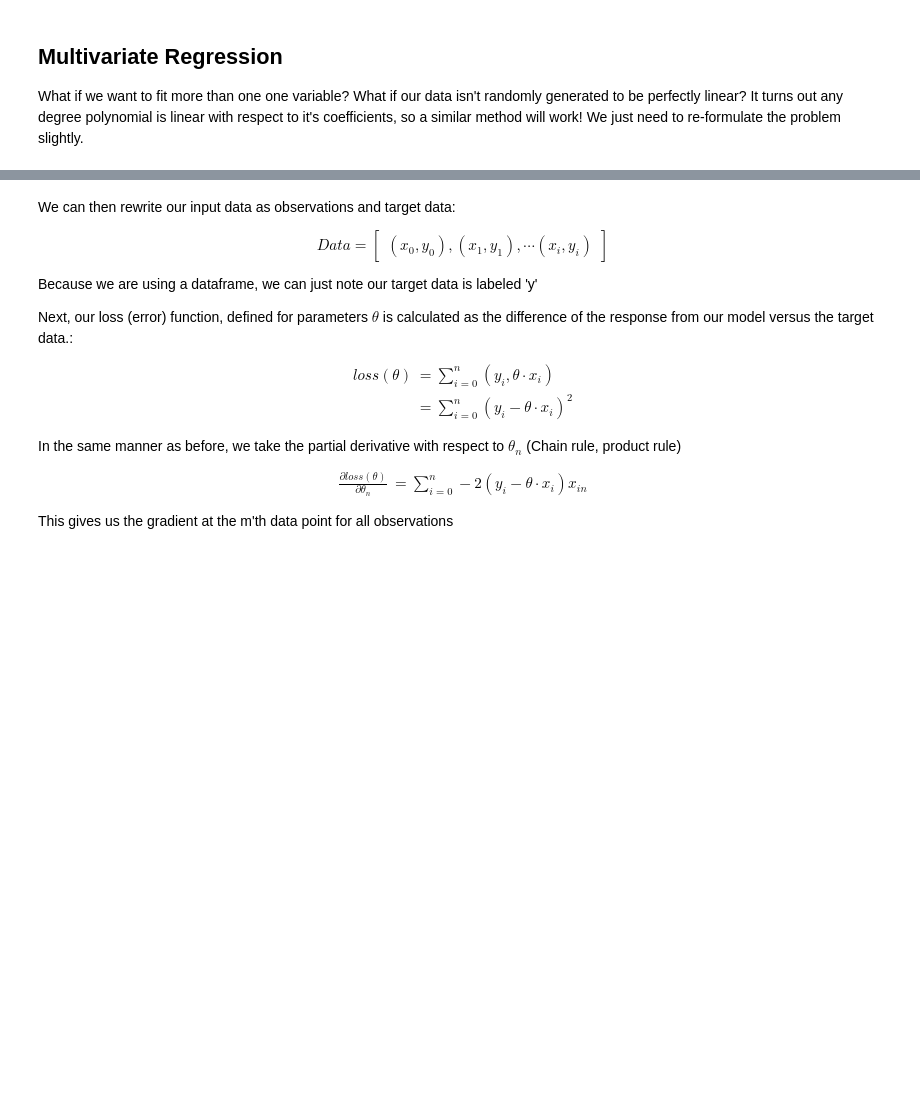
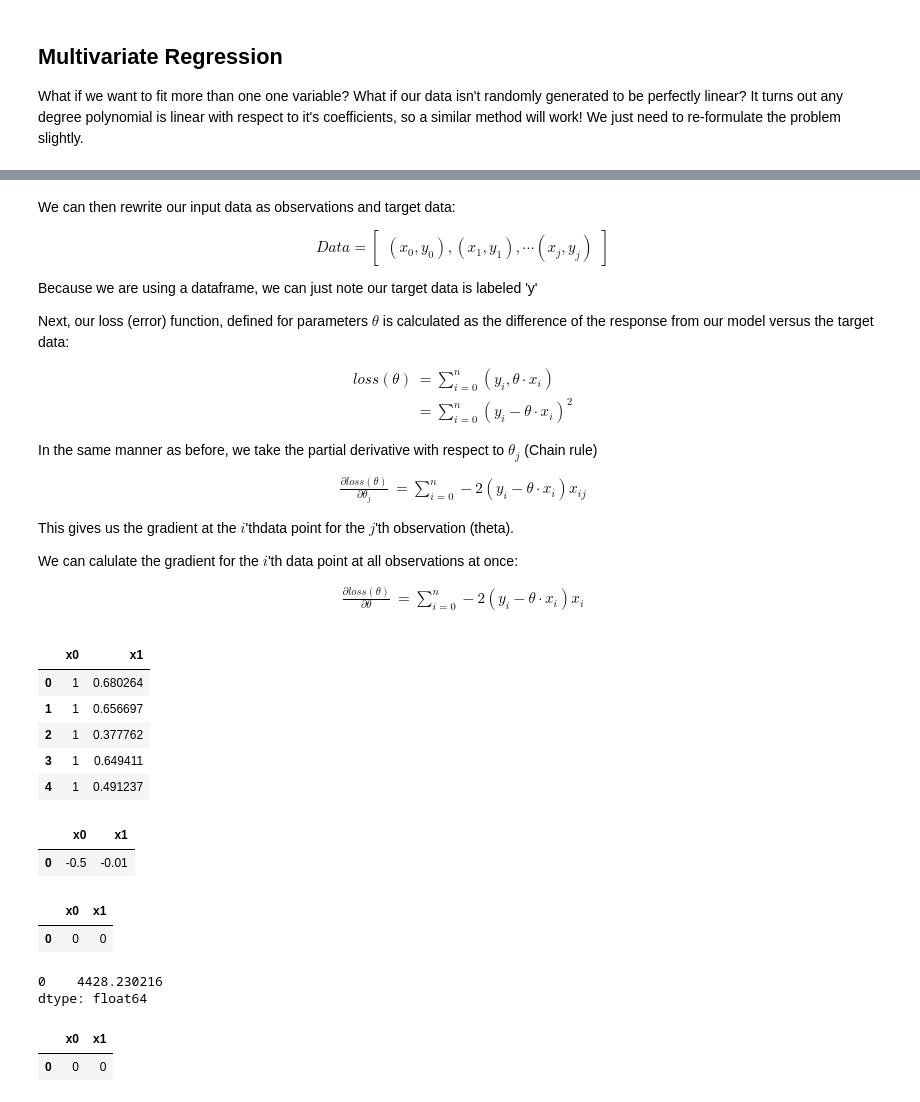
Before and after one commit to DomGeoT/Linear-Regression, a Jupyter notebook: Linear Regression.ipynb, the cells around one changed output, grey strips where cells are left out. Drawn from its saved outputs; the diff is of its cells as text; code cells hidden in the pictures; blank space fills up the shorter version.

```diff
--- a/Linear Regression.ipynb
+++ b/Linear Regression.ipynb
@@ -220,14 +186,14 @@ $$
            (x_0, y_0),
            (x_1, y_1),
            \cdots
-           (x_i, y_i)
+           (x_j, y_j)
          \end{bmatrix}
 \end{equation}
 $$
 
 Because we are using a dataframe, we can just note our target data is labeled 'y'
 
-Next, our loss (error) function, defined for parameters $\theta$ is calculated as the difference of the response from our model versus the target data.:
+Next, our loss (error) function, defined for parameters $\theta$ is calculated as the difference of the response from our model versus the target data:
 
 $$
 \begin{align*}
@@ -236,10 +202,47 @@ loss(\theta) &= \sum_{i=0}^n (y_i, \theta \cdot x_i)\\
 \end{align*}
 $$
 
-In the same manner as before, we take the partial derivative with respect to $\theta_n$ (Chain rule, product rule)
+In the same manner as before, we take the partial derivative with respect to $\theta_j$ (Chain rule)
 
 $$\begin{align*}
-     \frac{\partial loss(\theta)}{\partial \theta_n} &= \sum_{i=0}^n -2(y_i -\theta \cdot x_i)x_{in}
+     \frac{\partial loss(\theta)}{\partial \theta_j} &= \sum_{i=0}^n -2(y_i -\theta \cdot x_i)x_{ij}
   \end{align*}$$
 
-This gives us the gradient at the m'th data point for all observations
+This gives us the gradient at the $i$'thdata point for the $j$'th observation (theta).
+
+We can calulate the gradient for the $i$'th data point at all observations at once:
+
+$$\begin{align*}
+     \frac{\partial loss(\theta)}{\partial \theta} &= \sum_{i=0}^n -2(y_i -\theta \cdot x_i)x_{i}
+  \end{align*}$$
+# %%
+import random
+
+training = data['y']
+data['x0'] = [1 for i in range(data.shape[0])]
+data = data.drop('y', axis=1)
+data.columns=['x1','x0']
+data = data[['x0','x1']]
+# %%
+data.head()
+# %% [output]
+|  | x0 | x1 |
+| 0 | 1 | 0.680264 |
+| 1 | 1 | 0.656697 |
+| 2 | 1 | 0.377762 |
+| 3 | 1 | 0.649411 |
+| 4 | 1 | 0.491237 |
+# %%
+thetas = pd.DataFrame()
+thetas['x0'] = [(-0.5+random.randint(0,100)/100) for i in range(1)]
+thetas['x1'] = [(-0.5+random.randint(0,100)/100) for i in range(1)]
+thetas.head()
+# %% [output]
+|  | x0 | x1 |
+| 0 | -0.5 | -0.01 |
+# %%
+gradients = pd.DataFrame({'x0': [0], 'x1': [0]})
+gradients.head()
+# %% [output]
+|  | x0 | x1 |
+| 0 | 0 | 0 |
@@ -245,0 +255,10 @@ This gives us the gradient at the m'th data point for all observations
+# %%
+print(loss)
+# %% [output]
+0    4428.230216
+dtype: float64
+# %%
+gradients.head()
+# %% [output]
+|  | x0 | x1 |
+| 0 | 0 | 0 |
```
Also changed, not shown: parts of 2 cells of this notebook.
